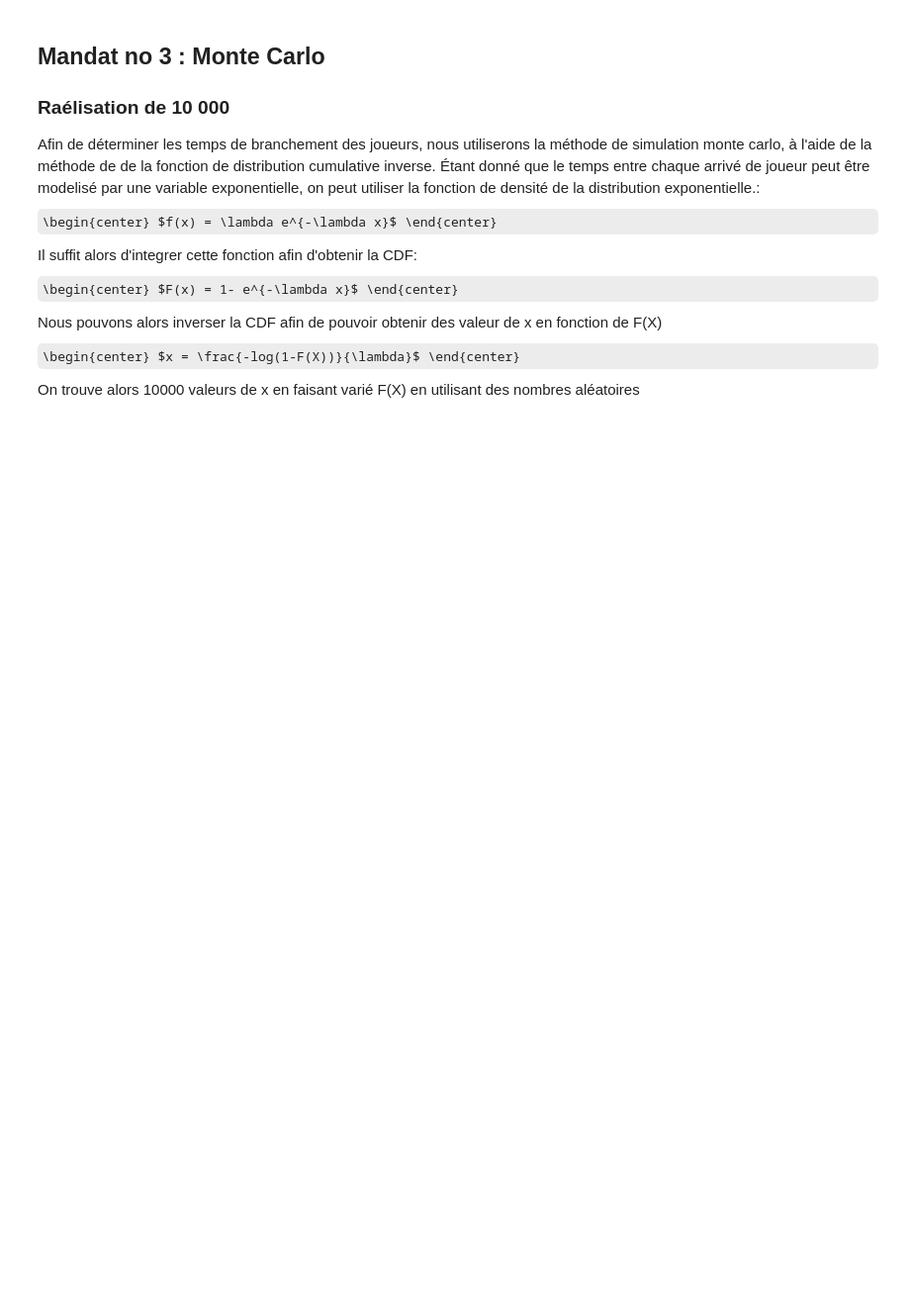
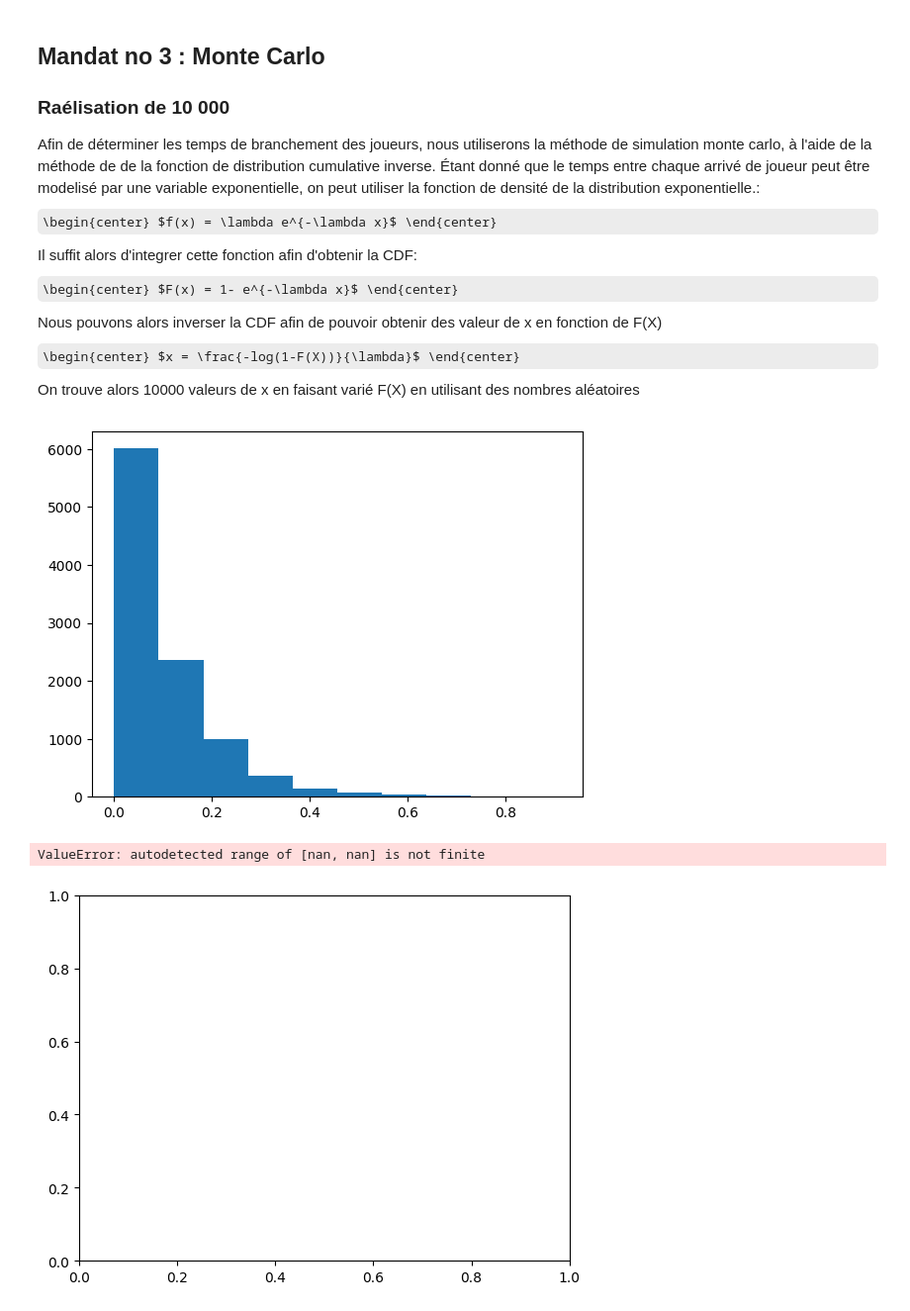
Before and after one commit to leethalss/S5_APP5, a Jupyter notebook: problematique.ipynb, the cells around one changed output. Shown at 99% size. Saved outputs shown, nothing was run; the diff lists cells and outputs as text; code cells hidden in the pictures; some formulas as TeX source; blank space fills up the shorter version.

```diff
--- a/problematique.ipynb
+++ b/problematique.ipynb
@@ -234,16 +303,24 @@ On trouve alors 10000 valeurs de x en faisant varié F(X) en utilisant des nombr
 # %%
 N = 10000
 p = np.zeros(N)
 aleatoire = np.random.rand(N)
 lam = 10
 for i in range(N):
     p[i] = (-np.log(1-aleatoire[i]))/lam
 
 q = np.zeros(N)
+aleatoire2 = np.random.rand(N) * std + moyenne
 for i in range(len(aleatoire)):
      if aleatoire[i] >= 0.5:
-         q[i] =np.sqrt(- np.log(-(aleatoire[i] * 2  -1 )**2 +1 ) / (np.sqrt(np.pi/8)))
+         q[i] =np.sqrt(- np.log(-(aleatoire2[i] * 2  -1 )**2 +1 ) / (np.sqrt(np.pi/8)))
      else:
-         q[i] = -np.sqrt(- np.log(-(aleatoire[i] * 2  -1 )**2 +1 ) / (np.sqrt(np.pi/8)))
+         q[i] = -np.sqrt(- np.log(-(aleatoire2[i] * 2  -1 )**2 +1 ) / (np.sqrt(np.pi/8)))
 
 plt.hist(p)
+plt.show()
+plt.hist(q)
+plt.show()
+# %% [output]
+[figure, added]
+ValueError: autodetected range of [nan, nan] is not finite
+[figure, added]
```
Also changed, not shown: parts of 16 cells of this notebook.
